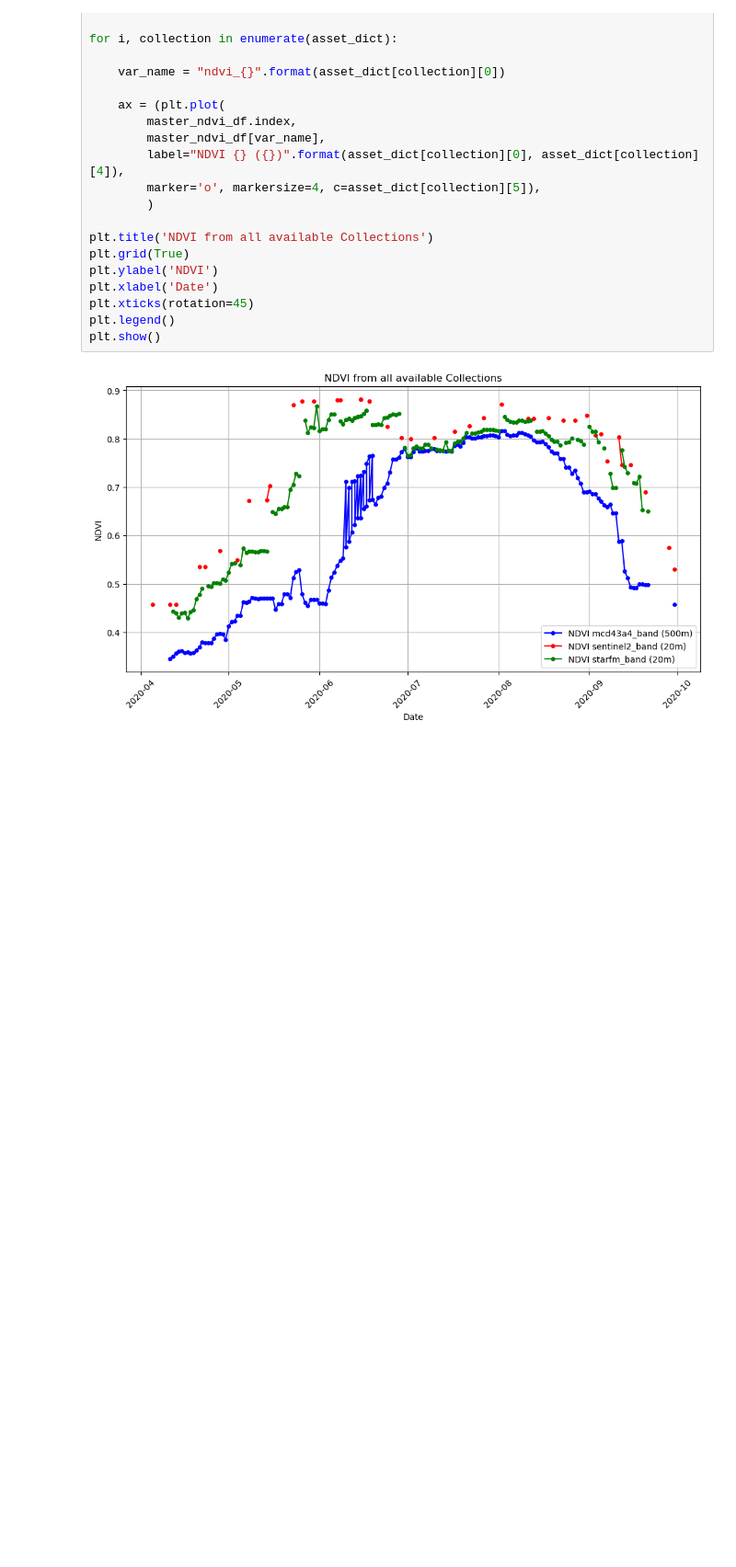
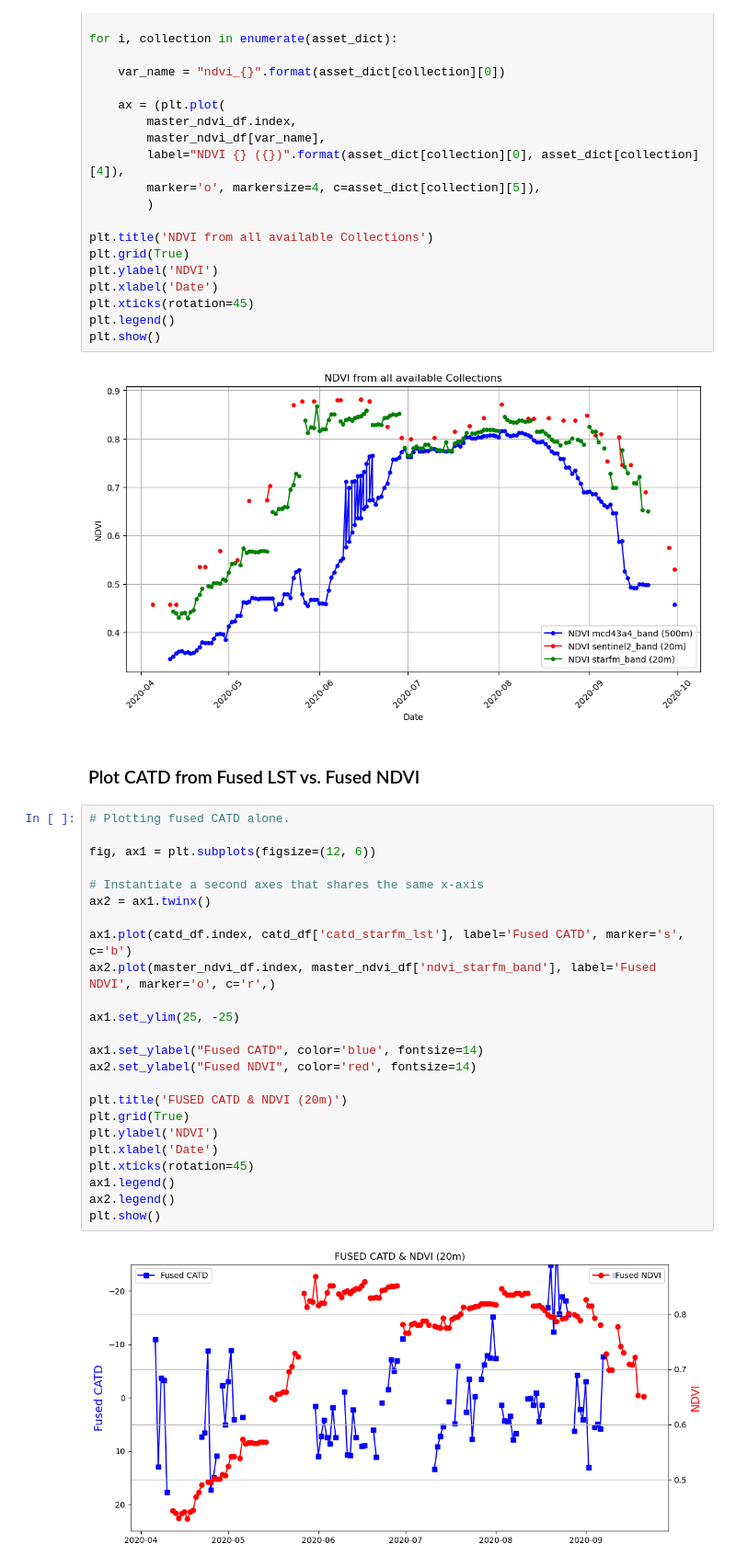
Before and after one commit to eculler/lst-crop-stress-capstone, a Jupyter notebook: exploratory/lst-comparison-tcruicks.ipynb, the cells around one changed output. Shown at 92% size. Cells and saved outputs as stored; diff of their text form; blank space fills up the shorter version.

```diff
--- a/exploratory/lst-comparison-tcruicks.ipynb
+++ b/exploratory/lst-comparison-tcruicks.ipynb
@@ -605,3 +659,31 @@ plt.legend()
 plt.show()
 # %% [output]
 [figure]
+# %% [markdown]
+### Plot CATD from Fused LST vs. Fused NDVI
+# %%
+# Plotting fused CATD alone.
+
+fig, ax1 = plt.subplots(figsize=(12, 6))
+
+# Instantiate a second axes that shares the same x-axis
+ax2 = ax1.twinx()
+
+ax1.plot(catd_df.index, catd_df['catd_starfm_lst'], label='Fused CATD', marker='s', c='b')
+ax2.plot(master_ndvi_df.index, master_ndvi_df['ndvi_starfm_band'], label='Fused NDVI', marker='o', c='r',)
+
+ax1.set_ylim(25, -25)
+
+ax1.set_ylabel("Fused CATD", color='blue', fontsize=14)
+ax2.set_ylabel("Fused NDVI", color='red', fontsize=14)
+
+plt.title('FUSED CATD & NDVI (20m)')
+plt.grid(True)
+plt.ylabel('NDVI')
+plt.xlabel('Date')
+plt.xticks(rotation=45)
+ax1.legend()
+ax2.legend()
+plt.show()
+# %% [output]
+[figure, added]
```
Also changed, not shown: parts of 5 cells of this notebook.
